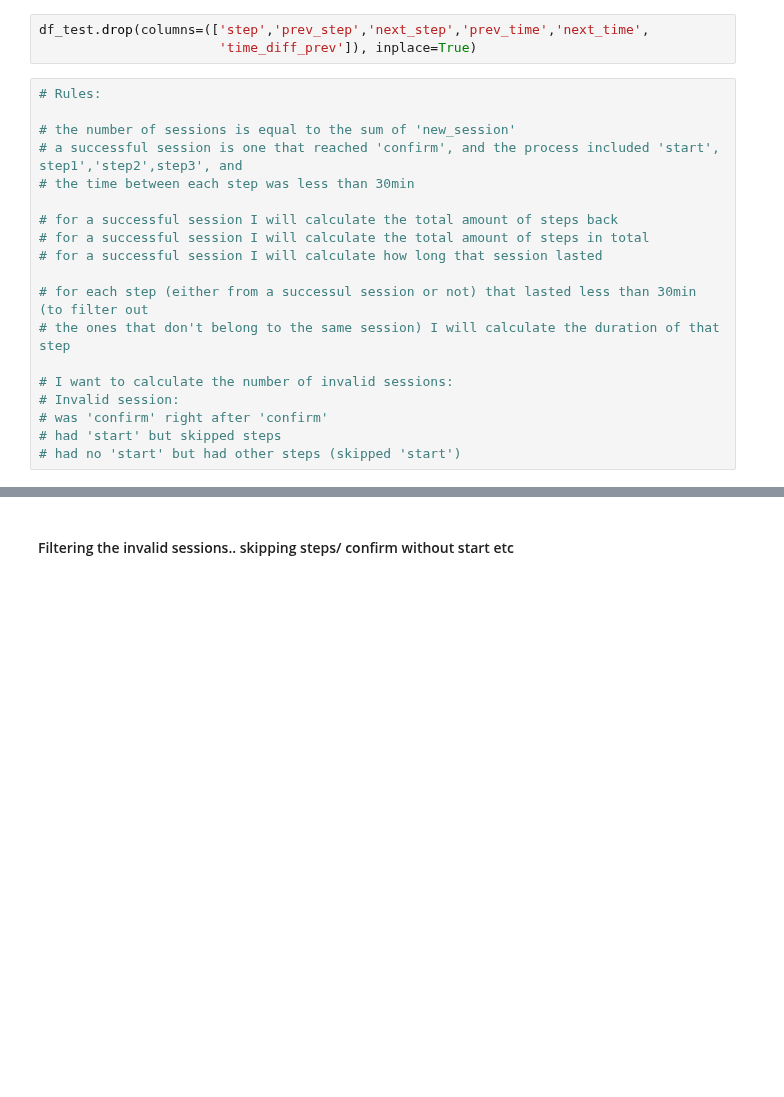
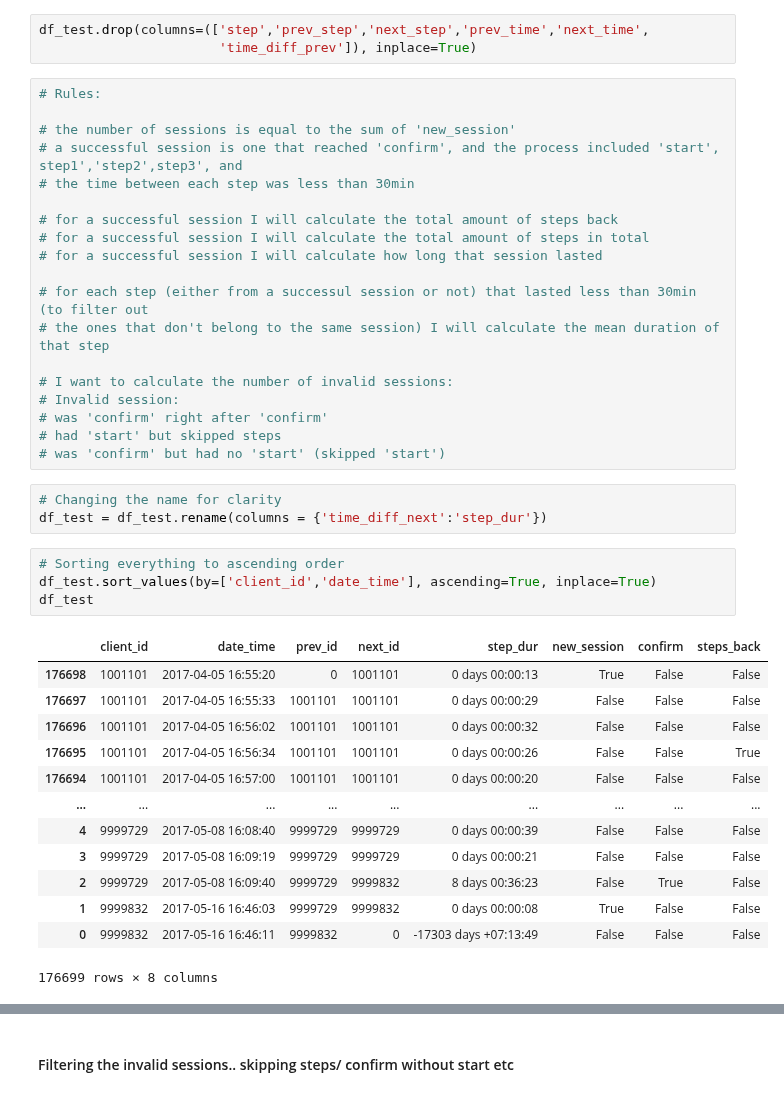
Before and after one commit to dimitsagk/AB_Testing_Analysis, a Jupyter notebook: notebooks/Project_2_02Cleaning+EDA.ipynb, the cells around one changed output, grey strips where cells are left out. Saved outputs shown, nothing was run; the diff lists cells and outputs as text; blank space fills up the shorter version.

```diff
--- a/notebooks/Project_2_02Cleaning+EDA.ipynb
+++ b/notebooks/Project_2_02Cleaning+EDA.ipynb
@@ -647,10 +647,31 @@ df_test.drop(columns=(['step','prev_step','next_step','prev_time','next_time',
 # for a successful session I will calculate how long that session lasted
 
 # for each step (either from a successul session or not) that lasted less than 30min (to filter out
-# the ones that don't belong to the same session) I will calculate the duration of that step
+# the ones that don't belong to the same session) I will calculate the mean duration of that step
 
 # I want to calculate the number of invalid sessions:
 # Invalid session:
 # was 'confirm' right after 'confirm'
 # had 'start' but skipped steps
-# had no 'start' but had other steps (skipped 'start')
+# was 'confirm' but had no 'start' (skipped 'start')
+# %%
+# Changing the name for clarity
+df_test = df_test.rename(columns = {'time_diff_next':'step_dur'})
+# %%
+# Sorting everything to ascending order
+df_test.sort_values(by=['client_id','date_time'], ascending=True, inplace=True)
+df_test
+# %% [output]
+|  | client_id | date_time | prev_id | next_id | step_dur | new_session | confirm | steps_back |
+| 176698 | 1001101 | 2017-04-05 16:55:20 | 0 | 1001101 | 0 days 00:00:13 | True | False | False |
+| 176697 | 1001101 | 2017-04-05 16:55:33 | 1001101 | 1001101 | 0 days 00:00:29 | False | False | False |
+| 176696 | 1001101 | 2017-04-05 16:56:02 | 1001101 | 1001101 | 0 days 00:00:32 | False | False | False |
+| 176695 | 1001101 | 2017-04-05 16:56:34 | 1001101 | 1001101 | 0 days 00:00:26 | False | False | True |
+| 176694 | 1001101 | 2017-04-05 16:57:00 | 1001101 | 1001101 | 0 days 00:00:20 | False | False | False |
+| ... | ... | ... | ... | ... | ... | ... | ... | ... |
+| 4 | 9999729 | 2017-05-08 16:08:40 | 9999729 | 9999729 | 0 days 00:00:39 | False | False | False |
+| 3 | 9999729 | 2017-05-08 16:09:19 | 9999729 | 9999729 | 0 days 00:00:21 | False | False | False |
+| 2 | 9999729 | 2017-05-08 16:09:40 | 9999729 | 9999832 | 8 days 00:36:23 | False | True | False |
+| 1 | 9999832 | 2017-05-16 16:46:03 | 9999729 | 9999832 | 0 days 00:00:08 | True | False | False |
+| 0 | 9999832 | 2017-05-16 16:46:11 | 9999832 | 0 | -17303 days +07:13:49 | False | False | False |
+176699 rows × 8 columns
```
Also changed, not shown: parts of 4 cells of this notebook.
